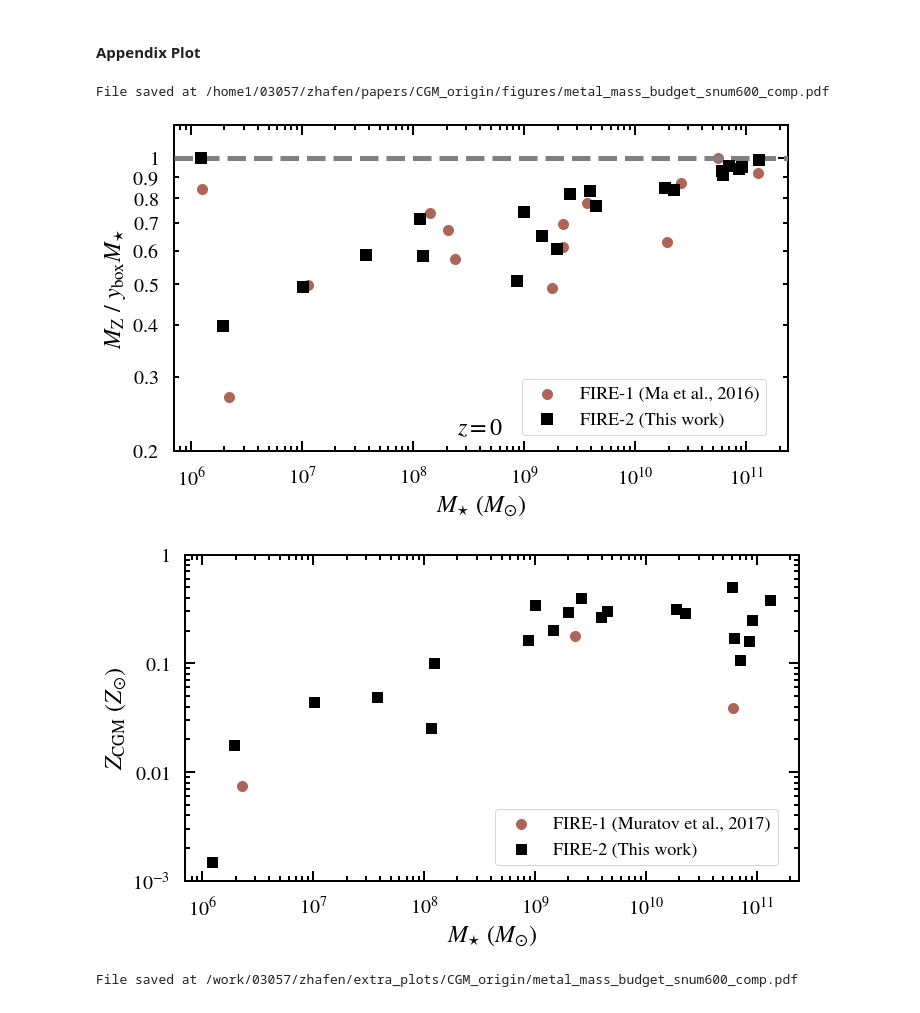
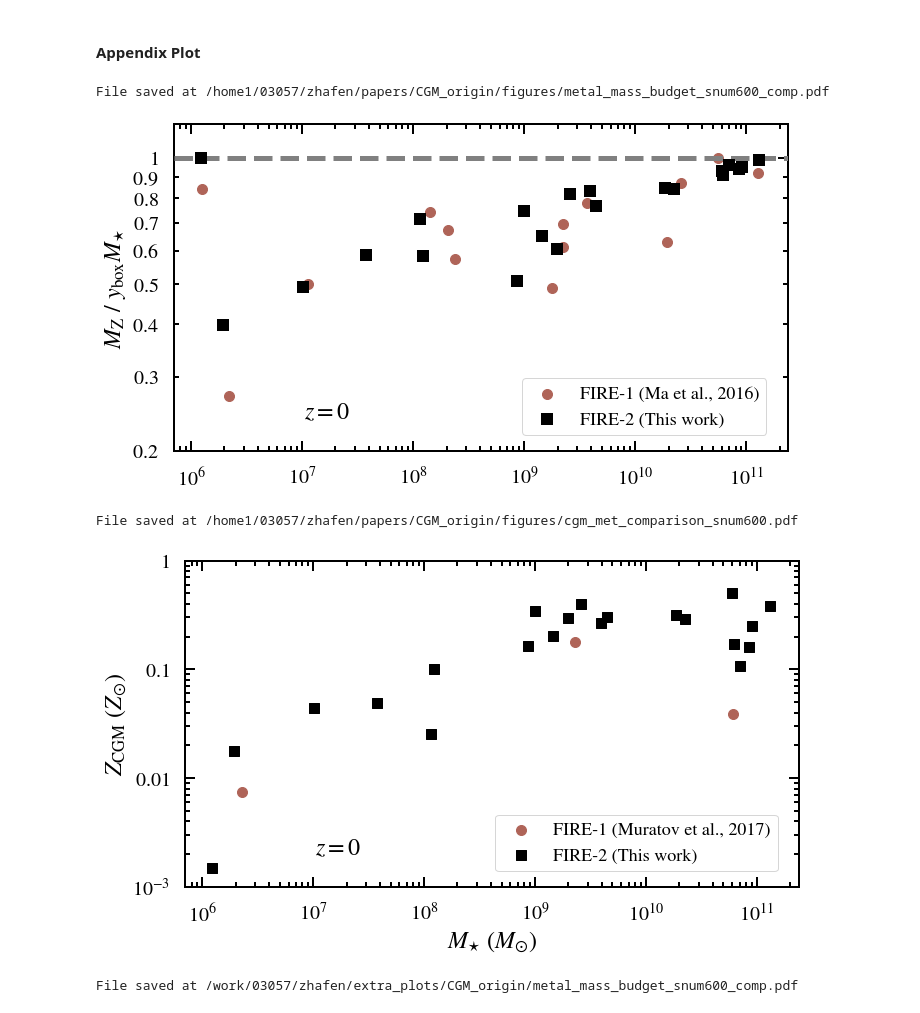
Before and after one commit to zhafen/CGM_origin_analysis, a Jupyter notebook: multi_sim_analysis/mass_budget.ipynb, the cells around one changed output. Cells and saved outputs as stored; diff of their text form; code cells hidden in the pictures.

Commit message:
Minor plot tweaks.

```diff
--- a/multi_sim_analysis/mass_budget.ipynb
+++ b/multi_sim_analysis/mass_budget.ipynb
@@ -994,36 +994,36 @@ if snum == 600:
     ax.scatter(
         m_star_f1,
         m_halo_f1,
         color = palettable.cartocolors.qualitative.Antique_3.mpl_colors[-1],
         s = 100,
         label = 'FIRE-1 (Ma et al., 2016)',
     )
 
     mass_budget_plot(
         x_data_type = 'm_star',
         y_data_type = 'metal_mass',
         fig_and_ax = ( fig, ax ),
         include_legend = True,
         categories = [ 'm_halo' ],
-        redshift_coords = (0.5, 0.1 ),
+        redshift_coords = (0.25, 0.15 ),
         hline = 1,
         box_plot = False,
         y_range = [ 0.2, 1.2 ],
         point_alpha = 1.,
-        x_label = True,
+        x_label = False,
         custom_legend_kwargs = {
             'prop' : {'size': 18},
             'loc' : 'lower right',
             'bbox_to_anchor' : ( 0.98, 0.02 ),
         },
         overriding_label = 'FIRE-2 (This work)',
         save_file_tag = '_comp',
         save_in_figure_dir = True,
         use_minor_tick_formatter = True,
     )
 # %% [output]
 File saved at /home1/03057/zhafen/papers/CGM_origin/figures/metal_mass_budget_snum600_comp.pdf
-[figure, old version]
+[figure, new version]
 # %%
 if snum == 600:
 
@@ -1072,6 +1072,16 @@ if snum == 600:
     ax.set_xlim( 7e5, 2.4e11 )
     ax.set_ylim( 1e-3, 1 )
 
+    # Annotate redshift
+    ax.annotate(
+        s = r'$z=' + '{:.2g}'.format( redshift ) + '$',
+        xy = (0.25, 0.15 ),
+        xycoords = 'axes fraction',
+        fontsize = 24,
+        ha = 'center',
+        va = 'top',
+        zorder = 250,
+    )
 
     # Fidget with parameters
     ax.tick_params( right=True, top=True, which='both', direction='in', zorder=1000, pad=15 )
@@ -1082,21 +1092,17 @@ if snum == 600:
         bbox_to_anchor = ( 0.98, 0.02 ),
     )
 
-    save_file = 'm_budget_snum{}.pdf'.format( snum, )
-
-#     if save_file_tag == '' or save_in_figure_dir:
+    save_file = 'cgm_met_comparison_snum{}.pdf'.format( snum, )
     out_dir = file_manager.get_project_figure_dir()
-#     else:
-#         out_dir = file_manager.project_parameters['extras_dir']
 
     generic_plotting.save_fig(
         out_dir = out_dir,
         save_file = save_file,
         fig = fig,
-    #         resolution = 100,
     )
 # %% [output]
+File saved at /home1/03057/zhafen/papers/CGM_origin/figures/cgm_met_comparison_snum600.pdf
-[figure, old version]
+[figure, new version]
 # %%
 fig = plt.figure( figsize=(11,6) )
 ax = plt.gca()
```
